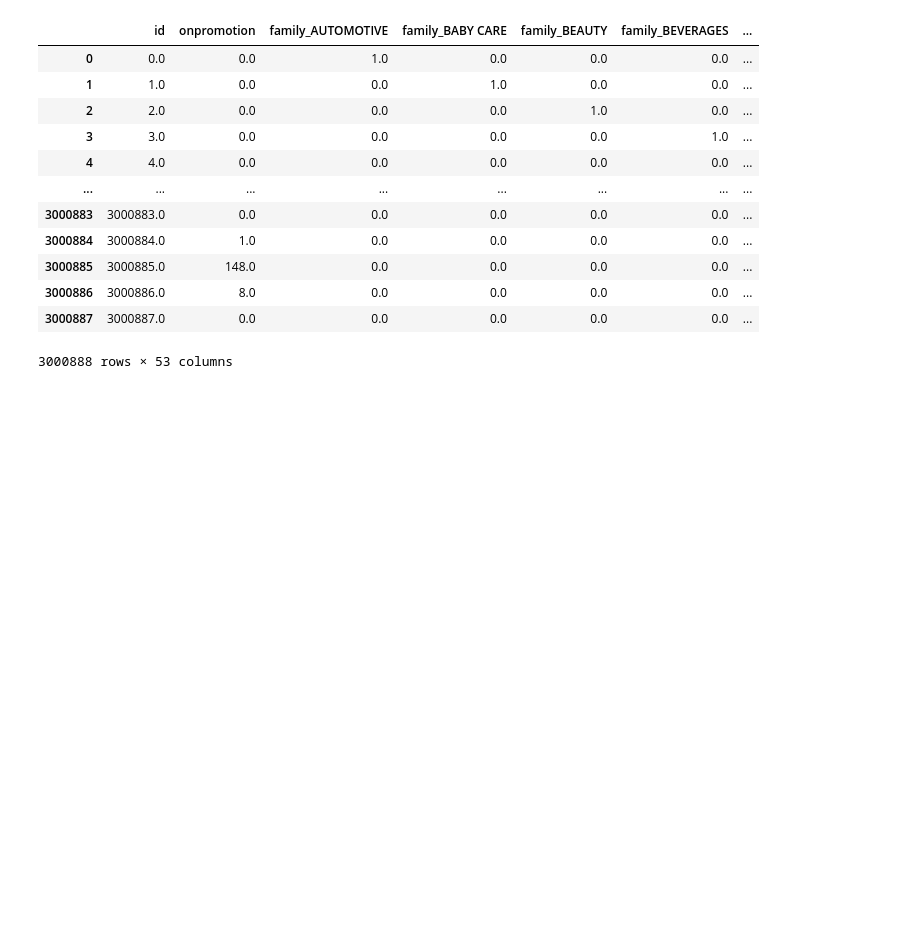
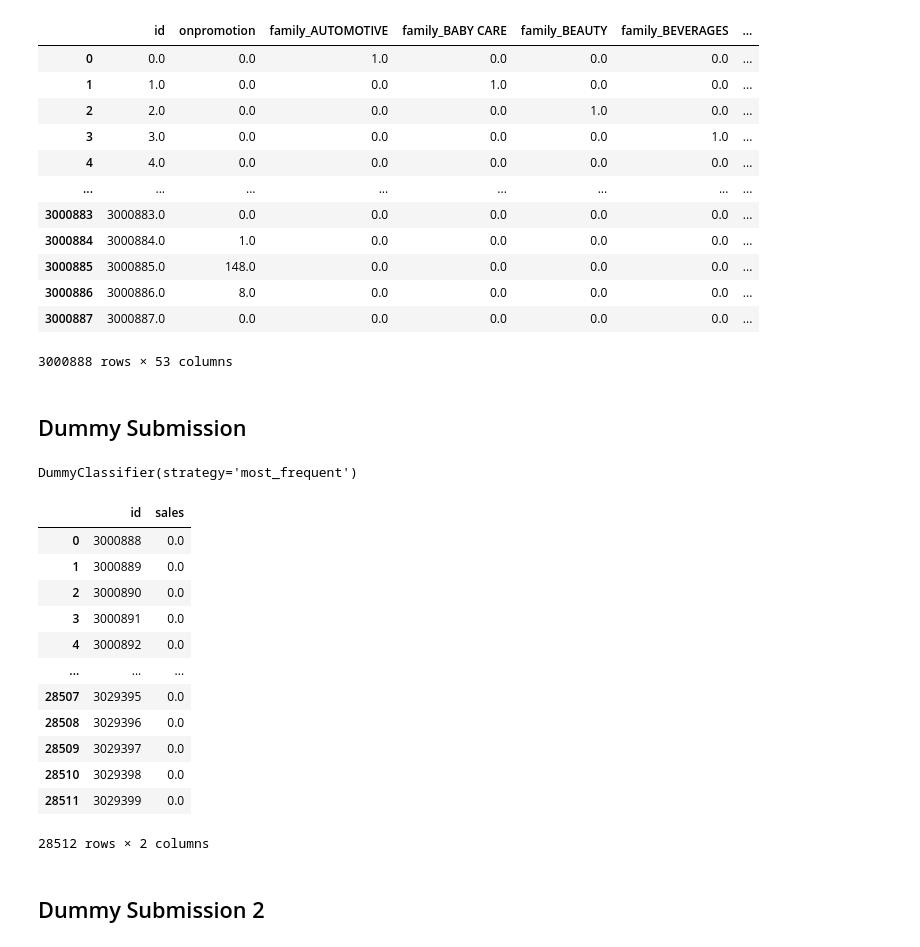
Before and after one commit to saraprettyman/Machine_Learning_Financial_Forcasting, a Jupyter notebook: preprocessing.ipynb, the cells around one changed output. Cells and saved outputs as stored; diff of their text form; code cells hidden in the pictures; blank space fills up the shorter version.

Commit message:
combining dummy file with preprocessing

```diff
--- a/preprocessing.ipynb
+++ b/preprocessing.ipynb
@@ -238,3 +238,40 @@ pd.DataFrame(transformed, columns=column_names)
 | 3000886 | 3000886.0 | 8.0 | 0.0 | 0.0 | 0.0 | 0.0 | ... |
 | 3000887 | 3000887.0 | 0.0 | 0.0 | 0.0 | 0.0 | 0.0 | ... |
 3000888 rows × 53 columns
+# %% [markdown]
+## Dummy Submission
+# %%
+date_transform(test_df)
+store_transform(test_df)
+
+transformed_test = preprocessor.transform(test_df)
+test_transformed_df = pd.DataFrame(transformed_test, columns=column_names)
+# %%
+model = DummyClassifier(strategy="most_frequent")
+model.fit(X_trained_transformed, y_train)
+# %% [output]
+DummyClassifier(strategy='most_frequent')
+# %%
+y_pred = model.predict(test_transformed_df)
+# %%
+results = pd.concat([test_df['id'], pd.Series(y_pred)], axis=1)
+results.columns = ['id', 'sales']
+results.to_csv('data/submission.csv', index = False, header=True)
+# %%
+results
+# %% [output]
+|  | id | sales |
+| 0 | 3000888 | 0.0 |
+| 1 | 3000889 | 0.0 |
+| 2 | 3000890 | 0.0 |
+| 3 | 3000891 | 0.0 |
+| 4 | 3000892 | 0.0 |
+| ... | ... | ... |
+| 28507 | 3029395 | 0.0 |
+| 28508 | 3029396 | 0.0 |
+| 28509 | 3029397 | 0.0 |
+| 28510 | 3029398 | 0.0 |
+| 28511 | 3029399 | 0.0 |
+28512 rows × 2 columns
+# %% [markdown]
+## Dummy Submission 2
```
Also changed, not shown: parts of 7 cells of this notebook, 1 other file.
